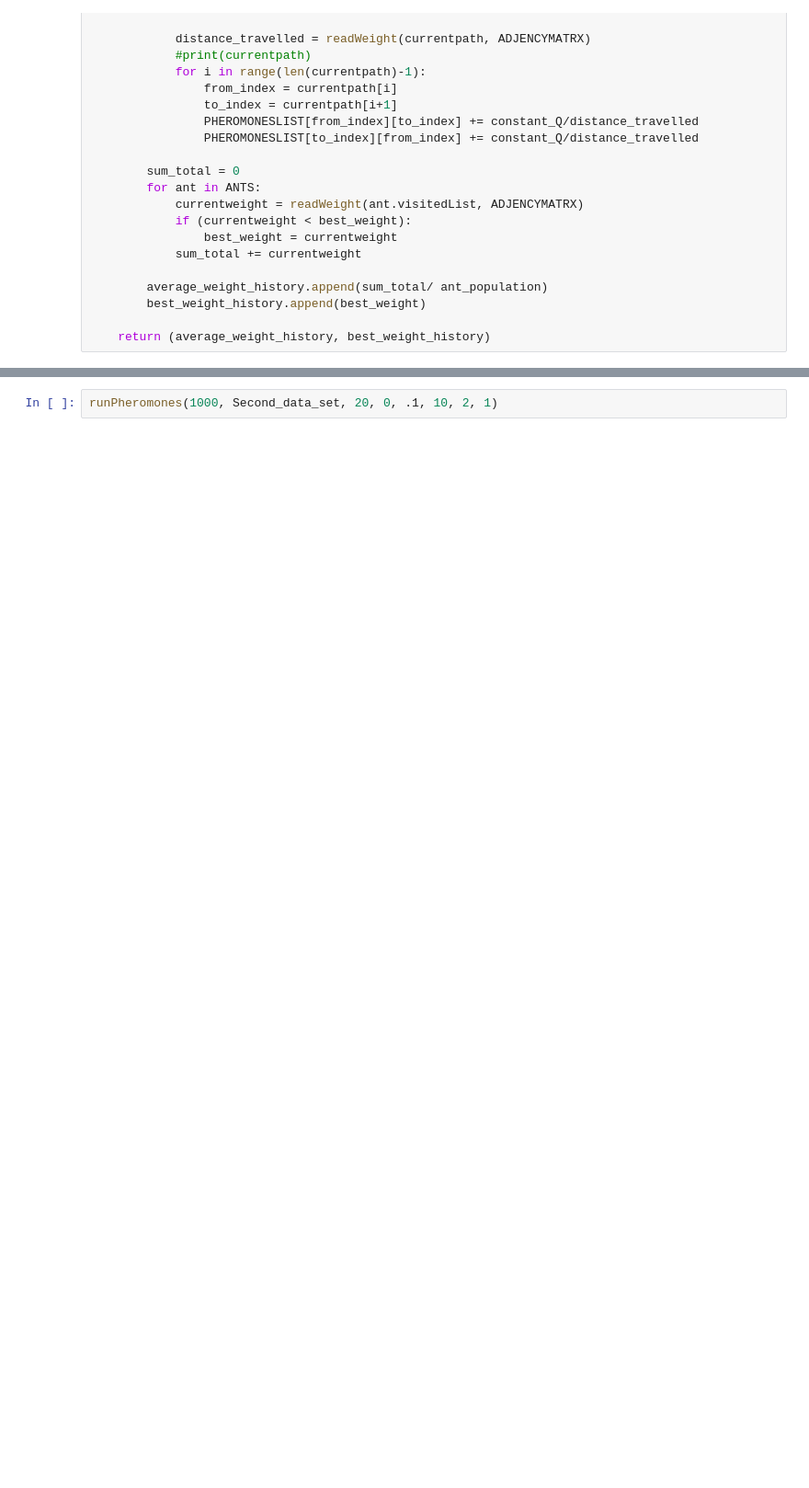
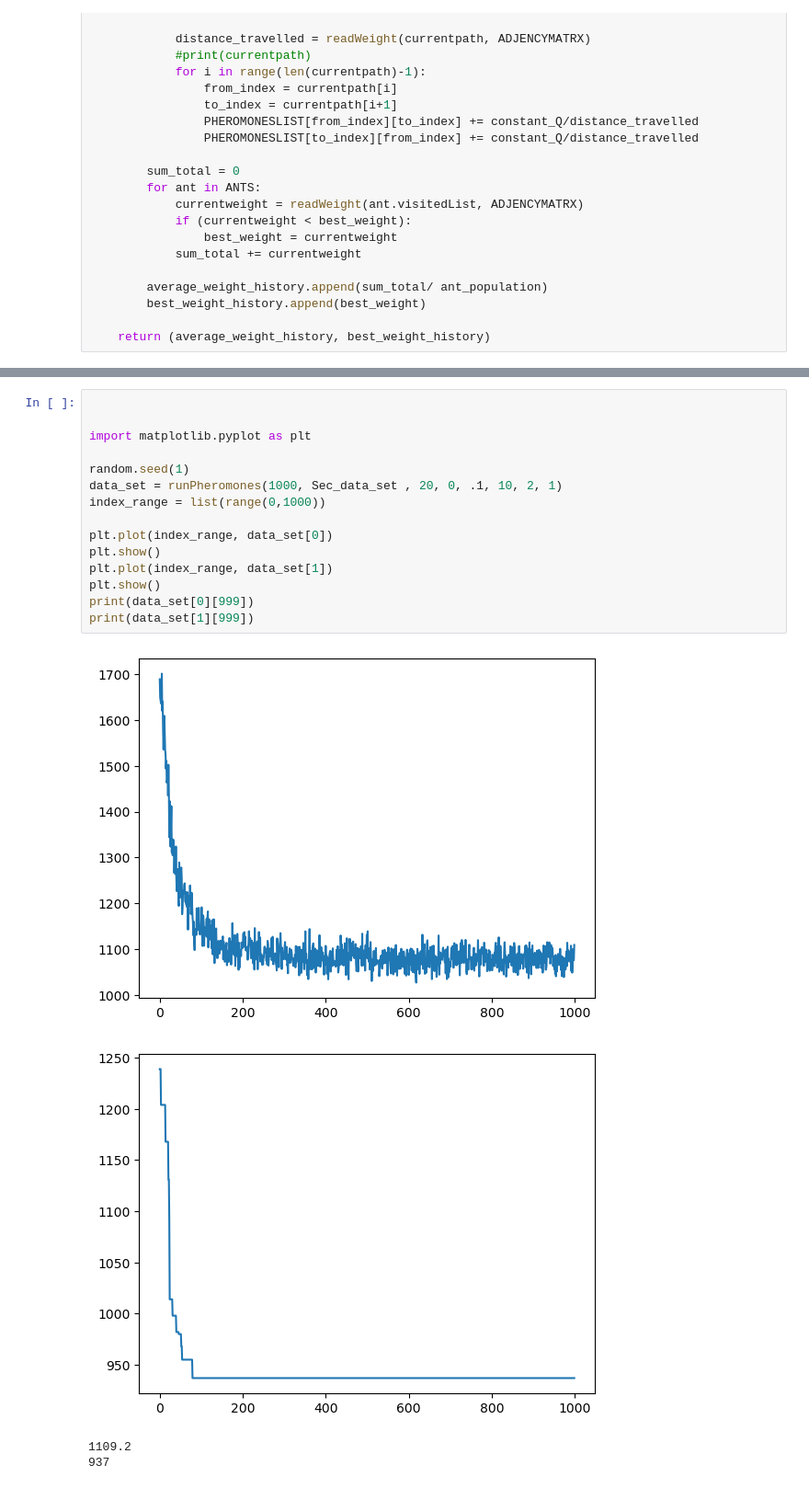
Before and after one commit to Lothe1/Heuristic_Optimization_-T1_2023-, a Jupyter notebook: AntColony.ipynb, the cells around one changed output, grey strips where cells are left out. Shown: that part at 92% size. Drawn from its saved outputs; the diff is of its cells as text; blank space fills up the shorter version.

```diff
--- a/AntColony.ipynb
+++ b/AntColony.ipynb
@@ -221,2 +224,20 @@ ModuleNotFoundError: No module named 'matplotlib'
-# %%
-runPheromones(1000, Second_data_set, 20, 0, .1, 10, 2, 1)
+# %%
+
+
+import matplotlib.pyplot as plt
+
+random.seed(1)
+data_set = runPheromones(1000, Sec_data_set , 20, 0, .1, 10, 2, 1)
+index_range = list(range(0,1000))
+
+plt.plot(index_range, data_set[0])
+plt.show()
+plt.plot(index_range, data_set[1])
+plt.show()
+print(data_set[0][999])
+print(data_set[1][999])
+# %% [output]
+[figure, added]
+[figure, added]
+1109.2
+937
```
Also changed, not shown: parts of 2 cells of this notebook, 1 other file.
